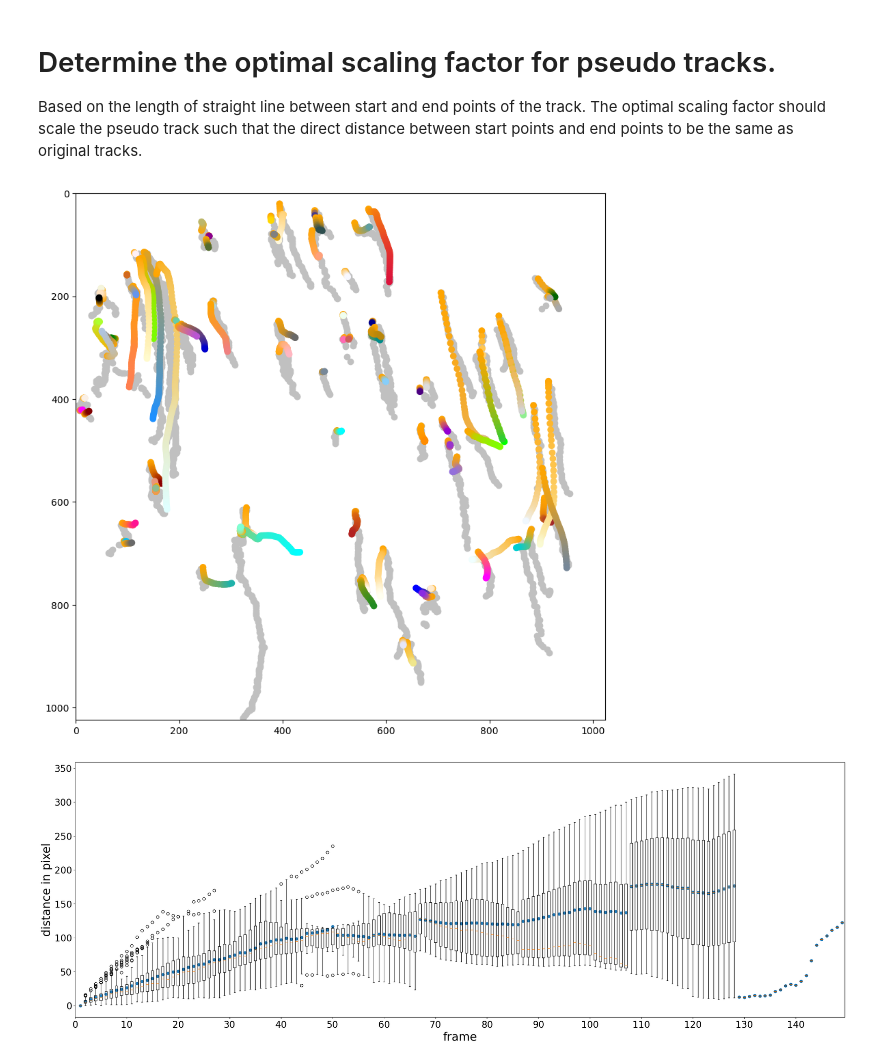
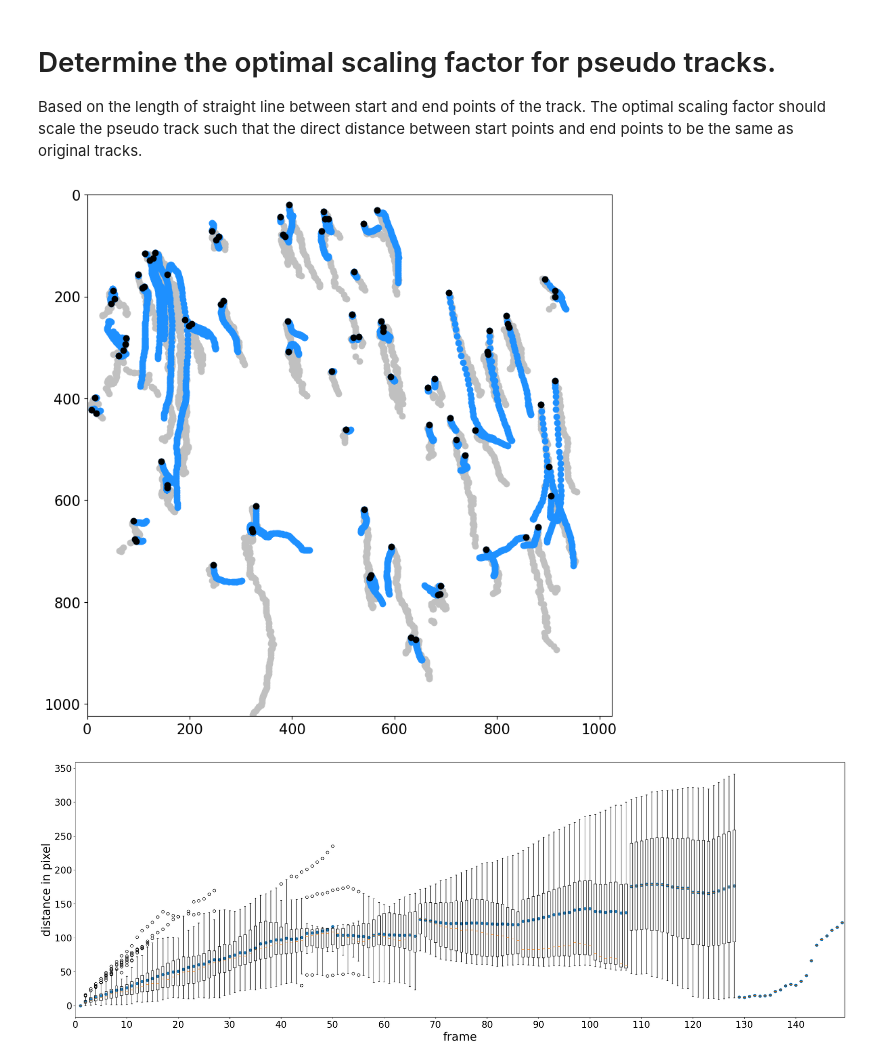
Before and after one commit to rzhou-space/PIV_analysis_headon_data, a Jupyter notebook: Tracking_Py.ipynb, the cells around one changed output. Cells and saved outputs as stored; diff of their text form; code cells hidden in the pictures.

```diff
--- a/Tracking_Py.ipynb
+++ b/Tracking_Py.ipynb
@@ -443,7 +450,7 @@ pseudo_t_v2 = convert_form_piv_time(start_t)
 # --> Now sub_origi_t and sub_piv_t_v2 has the same data structure (list of lists with all time steps).
 # %%
 def plot_original_pseudo_overlap(track_index, original_x, original_y, original_t,
-                                pseudo_x, pseudo_y, pseudo_t, fig_name):
+                                pseudo_x, pseudo_y, pseudo_t, start_x, start_y, fig_name):
     # Generate the plot overplaps the original tracks and pseudo tracks. White background.
     plt.style.use('default')
     colors = list(mcolors.CSS4_COLORS.keys())
@@ -464,12 +471,16 @@ def plot_original_pseudo_overlap(track_index, original_x, original_y, original_t
         c_i = track_index[i]
         #plt.plot(x_cor, y_cor, color=colors[i], zorder=1)
         cmap_piv = def_cmap_2(colors[c_i])
-        plt.scatter(piv_x_cor, piv_y_cor, c=piv_t, zorder=2, cmap=cmap_piv)
+        plt.scatter(piv_x_cor, piv_y_cor, c="dodgerblue", zorder=2)
         #cmap_origi = def_cmap(colors[i])
         plt.scatter(origi_x_cor, origi_y_cor, c="silver", zorder=1)
 
+    plt.scatter(start_x, start_y, c="black", zorder=3)
+
     plt.xlim(0, 1024)
     plt.ylim(0, 1024)
+    plt.xticks(fontsize=15)
+    plt.yticks(fontsize=15)
     plt.gca().invert_yaxis()
     # fig_name a string.
     plt.savefig(fig_name, dpi = 300)
@@ -477,10 +488,11 @@ def plot_original_pseudo_overlap(track_index, original_x, original_y, original_t
 # %%
 # Figure of all tracks. Pseudo and original tracks are overlapping.
 o_index_list = [i for i in range(len(original_x_track))]
 plot_original_pseudo_overlap(o_index_list, original_x_track, original_y_track, original_t_track,
-                            opti_pseudo_x, opti_pseudo_y, pseudo_t_v2, "overlap_origi_piv_opti_factor")
+                            opti_pseudo_x, opti_pseudo_y, pseudo_t_v2, start_x_cor, start_y_cor,
+                            "overlap_origi_piv_opti_factor")
 # %% [output]
-[figure, old version]
+[figure, new version]
 # %%
 # Figure of time step dependent errors between all original and pseudo tracks.
 plot_time_error(track_id, original_x_track, original_y_track, opti_pseudo_x, opti_pseudo_y,
```
Also changed, not shown: parts of 4 cells of this notebook.
